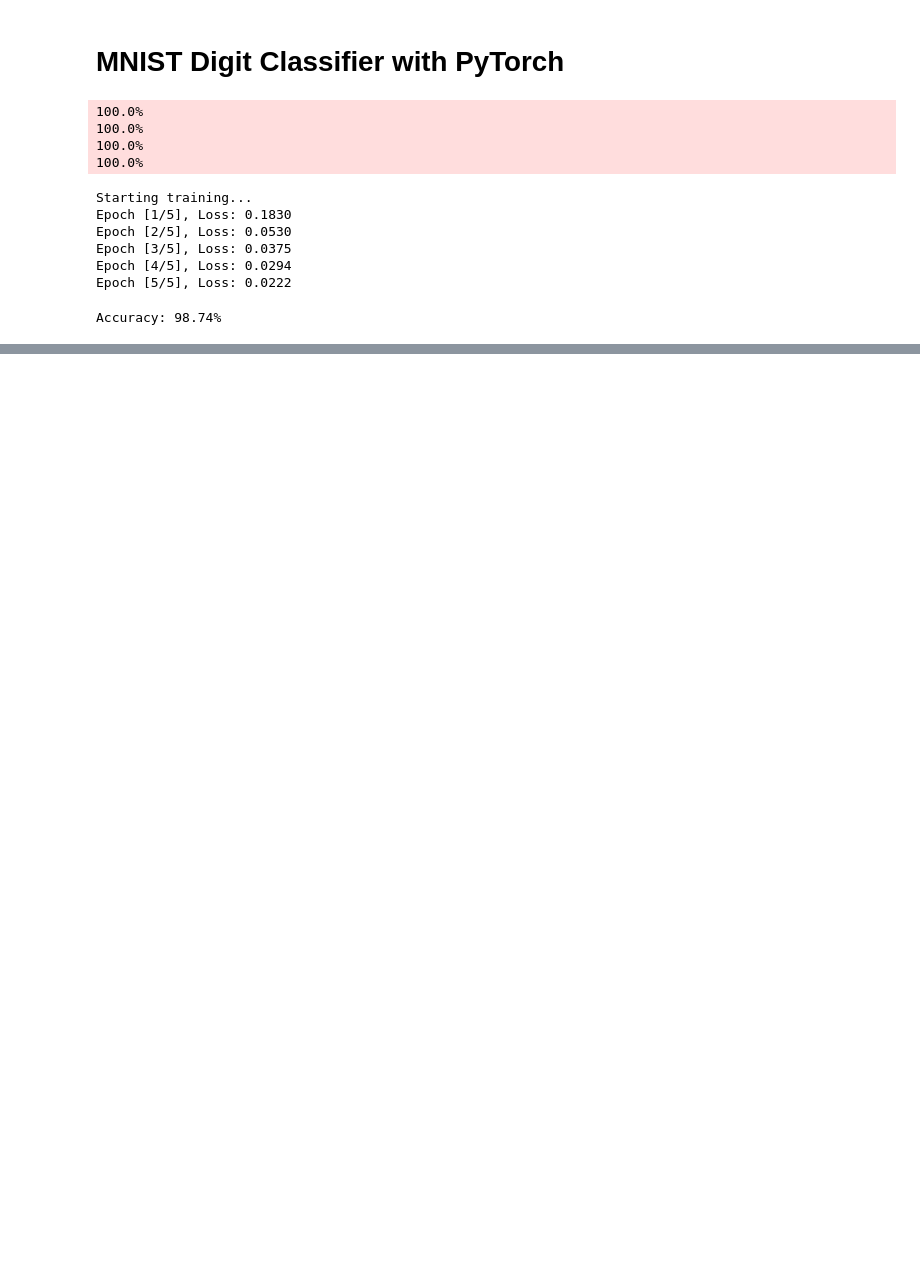
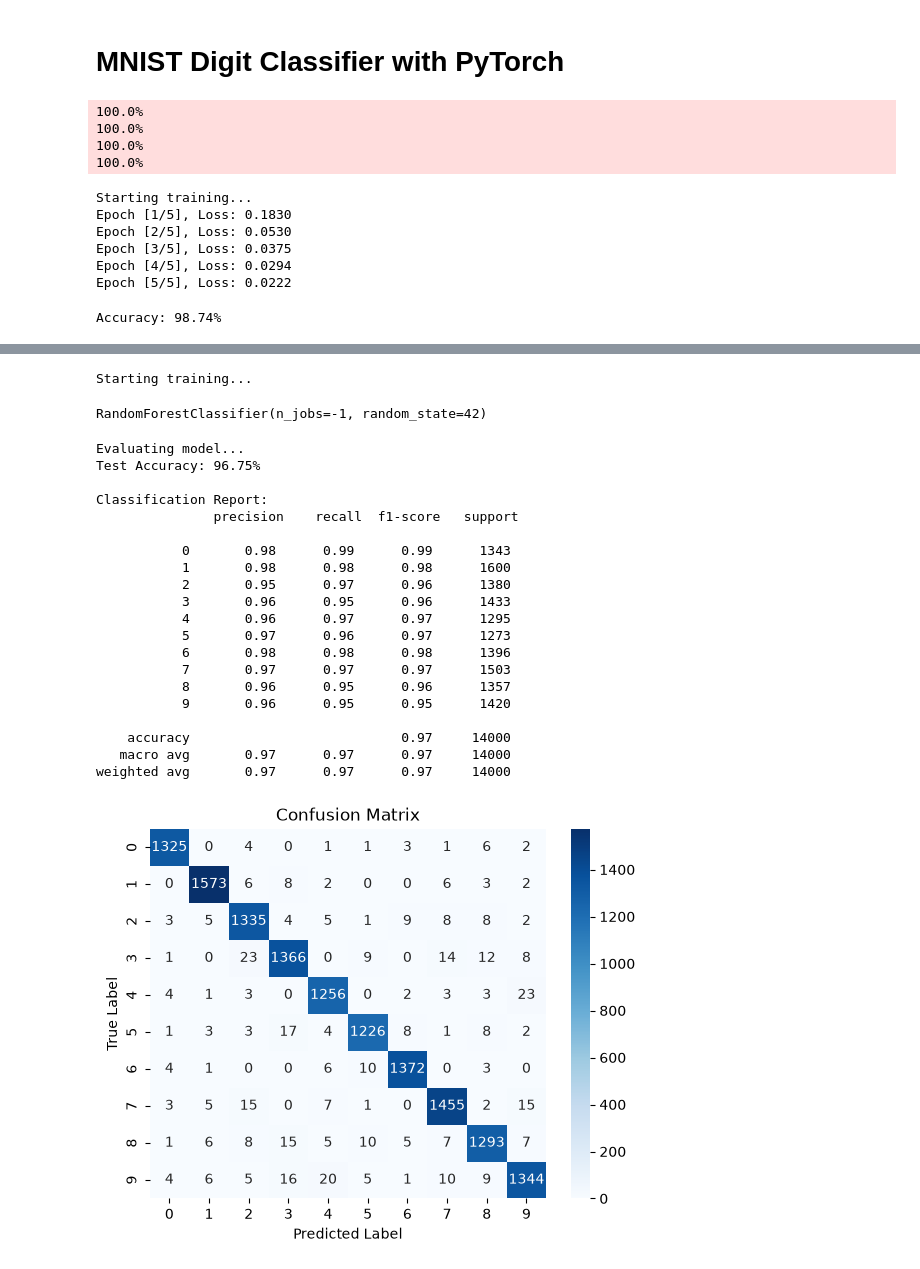
Before and after one commit to AKinoshita0915/mnist-framework-bakeoff, a Jupyter notebook: notebooks/dev_notebook.ipynb, the cells around one changed output, grey strips where cells are left out. Drawn from its saved outputs; the diff is of its cells as text; code cells hidden in the pictures; blank space fills up the shorter version.

Commit message:
mnist classification using SciKit-Learn
Classical Random Forest Model

```diff
--- a/notebooks/dev_notebook.ipynb
+++ b/notebooks/dev_notebook.ipynb
@@ -112,0 +132,61 @@ Accuracy: 98.74%
+# %%
+# Data Pipeline
+mnist = fetch_openml('mnist_784', version=1, as_frame=False, parser='auto') # fetch dataset from OpenML
+X, y = mnist.data, mnist.target # split into features and labels
+
+# Preprocessing
+X = X / 255.0 # normalize pixel values to [0,1]
+
+# Split dataset into training and testing sets
+X_train, X_test, y_train, y_test = train_test_split(X, y, test_size=0.2, random_state=42)
+# %%
+# Model Architecture
+# initialize Random Forest model with 100 trees and use all available cores for parallel processing
+rf_model = RandomForestClassifier(n_estimators=100, random_state=42, n_jobs=-1)
+# %%
+# Model Training
+print("Starting training...") # Visualize user what is happening
+rf_model.fit(X_train, y_train)
+# %% [output]
+Starting training...
+RandomForestClassifier(n_jobs=-1, random_state=42)
+# %%
+# Evaluation
+print("Evaluating model...") # Visualize user what is happening
+y_pred = rf_model.predict(X_test)
+
+accuracy = accuracy_score(y_test, y_pred)
+print(f"Test Accuracy: {accuracy * 100:.2f}%\n")
+
+# classification_report provides precision, recall, f1-score for each digits
+print("Classification Report:\n", classification_report(y_test, y_pred))
+
+# create heatmap with confusion matrix
+cm = confusion_matrix(y_test, y_pred)
+sns.heatmap(cm, annot=True, fmt='d', cmap='Blues', xticklabels=np.unique(y), yticklabels=np.unique(y))
+plt.xlabel('Predicted Label')
+plt.ylabel('True Label')
+plt.title('Confusion Matrix')
+plt.show()
+# %% [output]
+Evaluating model...
+Test Accuracy: 96.75%
+
+Classification Report:
+               precision    recall  f1-score   support
+
+           0       0.98      0.99      0.99      1343
+           1       0.98      0.98      0.98      1600
+           2       0.95      0.97      0.96      1380
+           3       0.96      0.95      0.96      1433
+           4       0.96      0.97      0.97      1295
+           5       0.97      0.96      0.97      1273
+           6       0.98      0.98      0.98      1396
+           7       0.97      0.97      0.97      1503
+           8       0.96      0.95      0.96      1357
+           9       0.96      0.95      0.95      1420
+
+    accuracy                           0.97     14000
+   macro avg       0.97      0.97      0.97     14000
+weighted avg       0.97      0.97      0.97     14000
+[figure, added]
```
Also changed, not shown: parts of 3 cells of this notebook.
